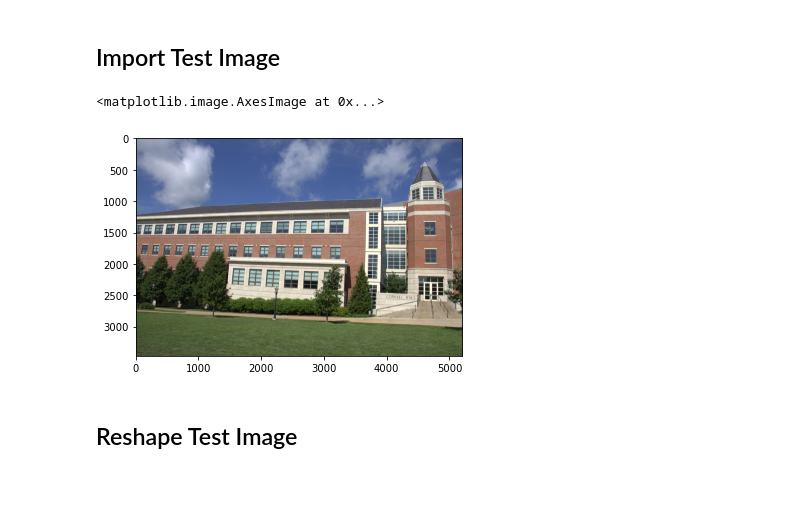
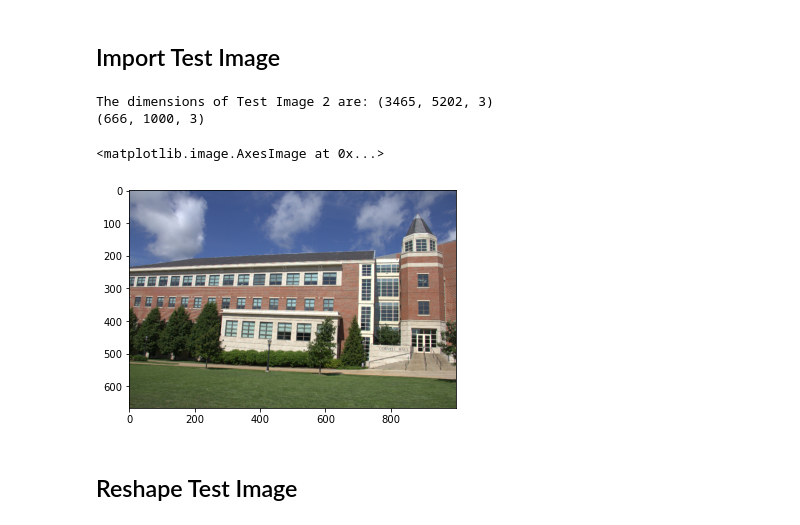
Before and after one commit to cjgwx7/CMP_SC-8650-Computer-Vision, a Jupyter notebook: homework/assignment-1/kmeans.ipynb, the cells around one changed output. Drawn from its saved outputs; the diff is of its cells as text; code cells hidden in the pictures; blank space fills up the shorter version.

```diff
--- a/homework/assignment-1/kmeans.ipynb
+++ b/homework/assignment-1/kmeans.ipynb
@@ -9,13 +9,32 @@ import matplotlib.pyplot as plt
 import numpy as np
 # %% [markdown]
 ## Import Test Image
-# %%
-image = cv2.imread("images/cornell-hall-middle.jpg")
-image = cv2.cvtColor(image, cv2.COLOR_BGR2RGB)
-plt.imshow(image)
-# %% [output]
-<matplotlib.image.AxesImage at 0x...>
-[figure, removed]
+# %%
+image = cv2.imread("images/cornell-hall-middle.jpg")
+image = cv2.cvtColor(image, cv2.COLOR_BGR2RGB)
+print("The dimensions of Test Image 2 are:", image.shape)
+
+
+### Resize image for computational efficiency
+h = image.shape[0]
+w = image.shape[1]
+d = image.shape[2]
+h_w_ratio = h / w
+new_w = 1000
+
+new_dim = (new_w, new_w*h_w_ratio)
+new_dim = np.int16(new_dim)
+new_dim = tuple(new_dim)
+
+image = cv2.resize(image, new_dim)
+print(image.shape)
+
+plt.imshow(image)
+# %% [output]
+The dimensions of Test Image 2 are: (3465, 5202, 3)
+(666, 1000, 3)
+<matplotlib.image.AxesImage at 0x...>
+[figure, added]
 # %% [markdown]
 ## Reshape Test Image
 # %%
```
Also changed, not shown: parts of 6 cells of this notebook.
